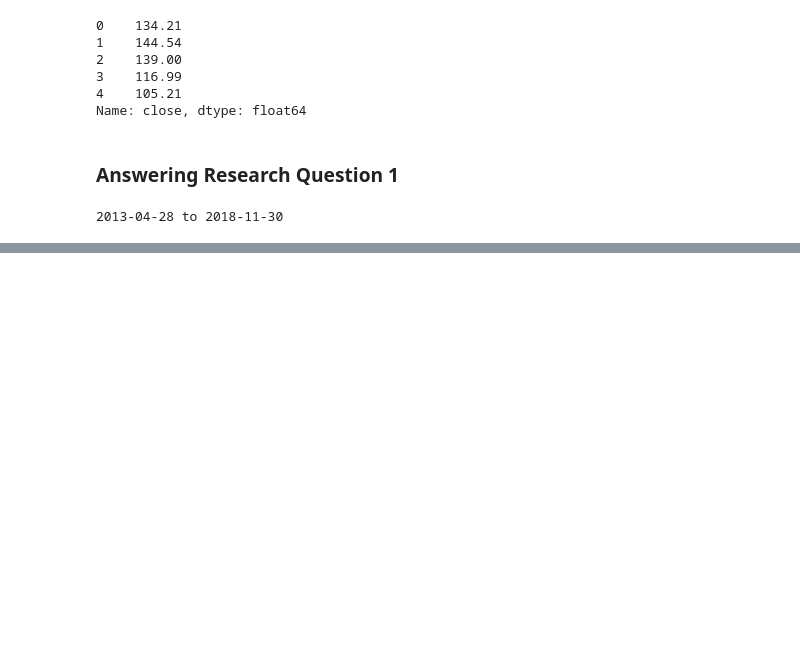
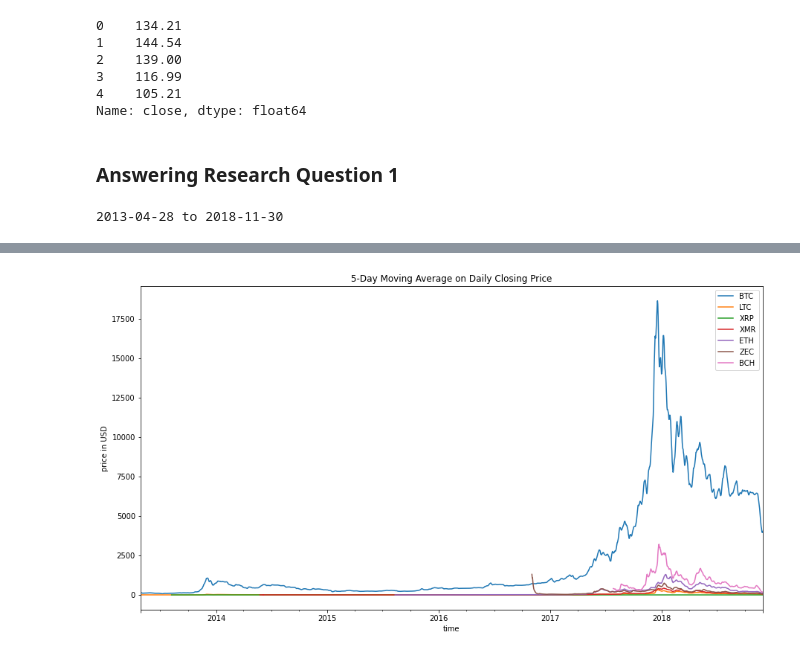
Before and after one commit to ithakker/CISC367FinalIshaanThakker, a Jupyter notebook: final.ipynb, the cells around one changed output, grey strips where cells are left out. Saved outputs shown, nothing was run; the diff lists cells and outputs as text; code cells hidden in the pictures; blank space fills up the shorter version.

```diff
--- a/final.ipynb
+++ b/final.ipynb
@@ -109,0 +140,41 @@ plt.show()
+# %%
+#Plotting Moving Averages
+btc = bitcoin[['close']]
+btc.columns = ['BTC']
+btc_ma=btc.rolling(window=5).mean()
+
+ltc = litecoin[['close']]
+ltc.columns = ['LTC']
+ltc_ma=ltc.rolling(window=5).mean()
+
+xrp = ripple[['close']]
+xrp.columns = ['XRP']
+xrp_ma=xrp.rolling(window=5).mean()
+
+xmr = monero[['close']]
+xmr.columns = ['XMR']
+xmr_ma=xmr.rolling(window=5).mean()
+
+eth = ethereum[['close']]
+eth.columns = ['ETH']
+eth_ma=eth.rolling(window=5).mean()
+
+zec = zcash[['close']]
+zec.columns = ['ZEC']
+zec_ma=zec.rolling(window=5).mean()
+
+bch = bitcoin_cash[['close']]
+bch.columns = ['BCH']
+bch_ma=bch.rolling(window=5).mean()
+
+# create matrix of close price only for later use
+close = pd.concat([btc,ltc,xrp,xmr,eth,zec,bch], axis=1)
+close_ma = pd.concat([btc_ma,ltc_ma,xrp_ma,xmr_ma,eth_ma,zec_ma,bch_ma], axis=1)
+# %%
+close_ma.plot(figsize=(15,8))
+plt.title('5-Day Moving Average on Daily Closing Price')
+plt.xlabel('time')
+plt.ylabel('price in USD')
+plt.show()
+# %% [output]
+[figure, added]
```
Also changed, not shown: parts of 7 cells of this notebook, 1 other file.
